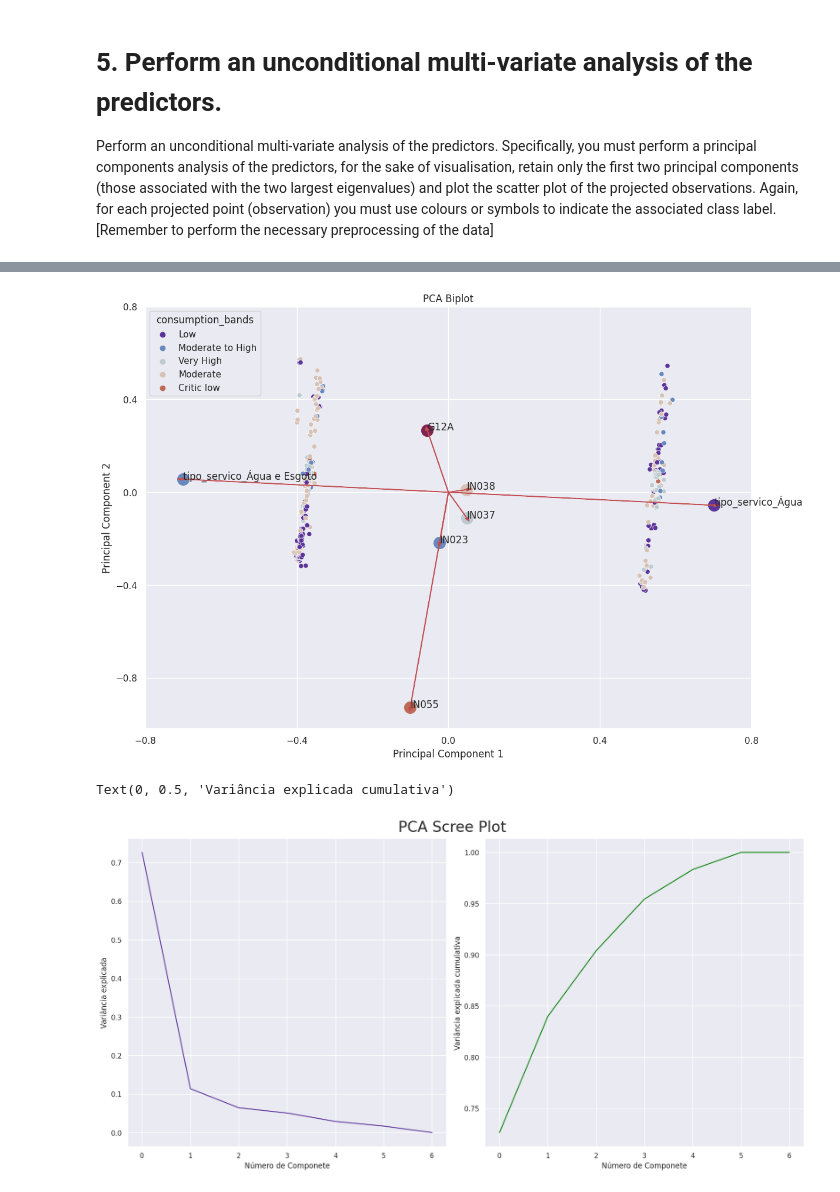
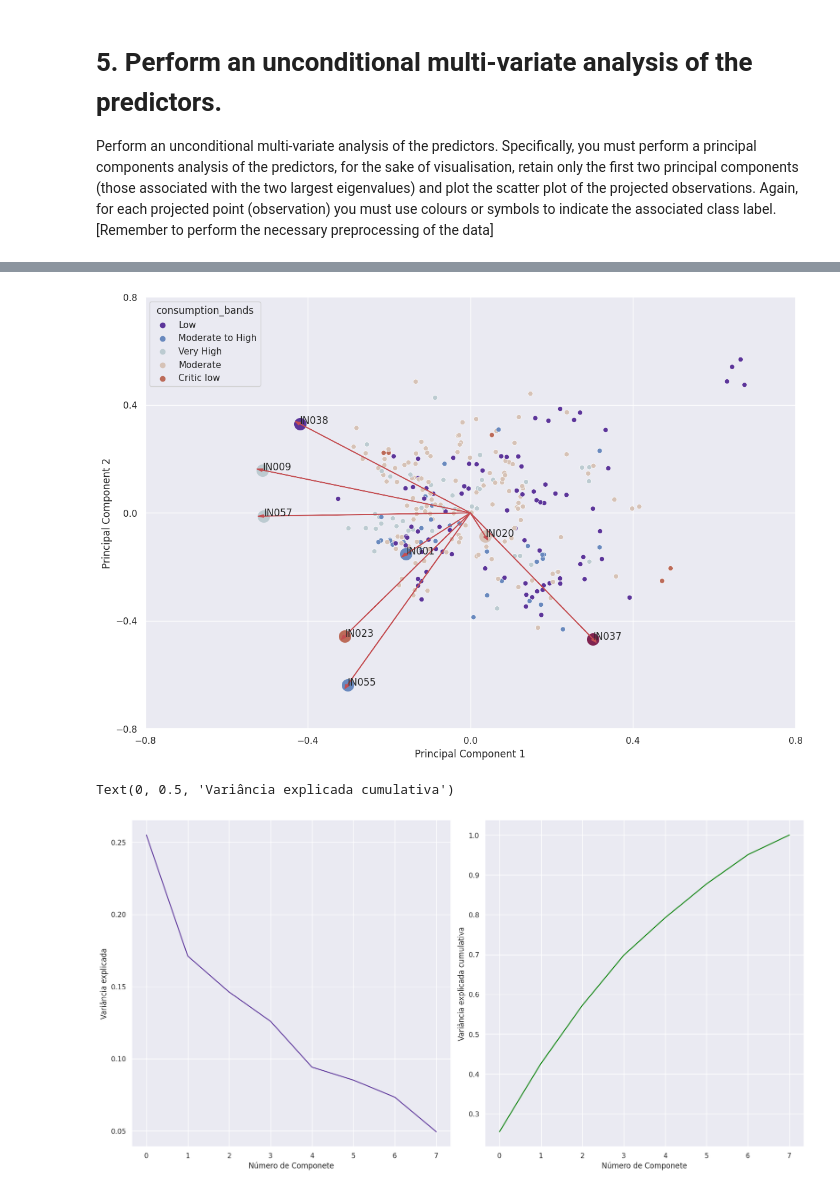
Before and after one commit to rafaelcbpy/Comp_Aplicada_ICA, a Jupyter notebook: notebooks/HW1/EDA.ipynb, the cells around one changed output, grey strips where cells are left out. Cells and saved outputs as stored; diff of their text form; code cells hidden in the pictures.

```diff
--- a/notebooks/HW1/EDA.ipynb
+++ b/notebooks/HW1/EDA.ipynb
@@ -425,5 +454,5 @@ feature_combinations
 # %%
-fig, axs = plt.subplots(5, 2, figsize=(12,12), dpi=100, constrained_layout = True)
+fig, axs = plt.subplots(5, 6, figsize=(24, 18), dpi=100, constrained_layout = True)
 # axs = axs.flatten()
 # i=0
 plt.suptitle("Unconditional bi-variate analysis of the predictors.")
@@ -472,6 +504,6 @@ from sklearn.preprocessing import LabelEncoder, MinMaxScaler, OneHotEncoder
 from sklearn.decomposition import PCA
 # %%
-X = (df[categorical_columns + numerical_columns + ["consumption_bands"]].dropna()
+X = (df[numerical_columns + ["consumption_bands"]].dropna()
      )
 
 labels = X["consumption_bands"]
@@ -479,8 +511,8 @@ labels = X["consumption_bands"]
 X.drop(columns=["consumption_bands"], inplace=True)
 # %%
 ohe = make_column_transformer(
-  (MinMaxScaler(), numerical_columns),
-  (OneHotEncoder(handle_unknown = 'ignore', sparse_output=False, dtype=float), categorical_columns),
+  (StandardScaler(), numerical_columns),
+  # (OneHotEncoder(handle_unknown = 'ignore', sparse_output=False, dtype=float), categorical_columns),
   remainder='passthrough')
 
 ohe.fit(X)
@@ -511,7 +543,7 @@ loadings = pca.components_
 n_features = pca.n_features_in_
 
 # Feature names before PCA
-feature_names = X.columns
+feature_names = pca.feature_names_in_
 
 # PC names
 pc_list = [f'PC{i}' for i in list(range(1, n_features + 1))]
@@ -523,5 +555,5 @@ pc_loadings = dict(zip(pc_list, loadings))
 loadings_df = pd.DataFrame.from_dict(pc_loadings)
 loadings_df['feature_names'] = feature_names
 loadings_df = loadings_df.set_index('feature_names')
-loadings_df.head()
+loadings_df.head(10)
 # %% [output]
@@ -565,47 +600,49 @@ pca_df_scaled
 # %%
 pca_df_scaled["consumption_bands"] = labels
 # %%
-# Get the loadings of x and y axes
-xs = loadings[0]
-ys = loadings[1]
-
 fig, ax = plt.subplots(1, 1, figsize=(12,8), dpi=100, constrained_layout = True)
 
 # plt.suptitle("")
 sns.scatterplot(
     pca_df_scaled,
     x="PC1",
     y="PC2",
     ax=ax,
     hue="consumption_bands"
 )
 
+# Get the loadings of x and y axes
+xs = loadings[0]
+ys = loadings[1]
+
 for i, varnames in enumerate(feature_names):
-    ax.scatter(x=xs[i], y=ys[i], s=200)
+    x = loadings_df.iloc[i,0]
+    y = loadings_df.iloc[i,1]
+    ax.scatter(x=x, y=y, s=200)
     ax.arrow(
         0, 0, # coordinates of arrow base
         xs[i], # length of the arrow along x
         ys[i], # length of the arrow along y
         color='r',
         head_width=0.01
         )
     ax.text(xs[i], ys[i], varnames)
 
 xticks = np.linspace(-0.8, 0.8, num=5)
 yticks = np.linspace(-0.8, 0.8, num=5)
 ax.set_xticks(xticks)
 ax.set_yticks(yticks)
 ax.set_xlabel('Principal Component 1')
 ax.set_ylabel('Principal Component 2')
 
-ax.set_title('PCA Biplot')
+# ax.set_title('PCA Biplot')
 fig = fig
 # %% [output]
-[figure, old version]
+[figure, new version]
 # %%
 fig, (ax1, ax2) = plt.subplots(1, 2, figsize=(16,8), dpi=100, constrained_layout = True)
 
-plt.suptitle("PCA Scree Plot", fontsize=24)
+# plt.suptitle("PCA Scree Plot", fontsize=24)
 
 sns.lineplot(pca.explained_variance_ratio_, ax=ax1)
 ax1.set_xlabel('Número de Componete')
@@ -616,4 +653,4 @@ ax2.set_xlabel('Número de Componete')
 ax2.set_ylabel('Variância explicada cumulativa')
 # %% [output]
 Text(0, 0.5, 'Variância explicada cumulativa')
-[figure, old version]
+[figure, new version]
```
Also changed, not shown: parts of 24 cells of this notebook, 2 other files.
